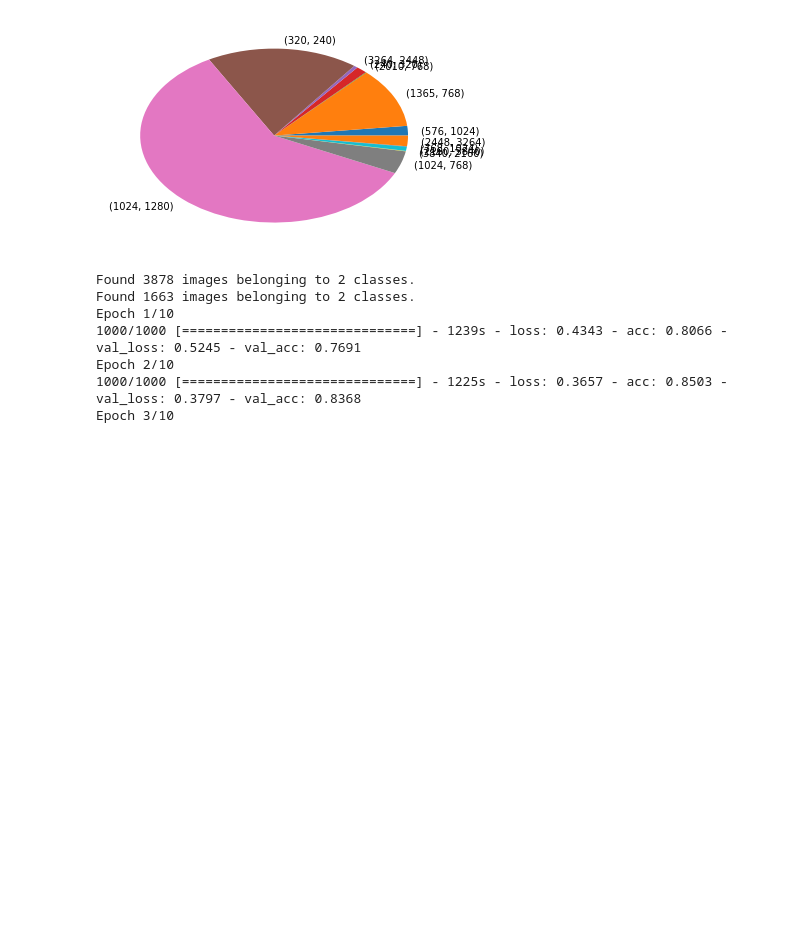
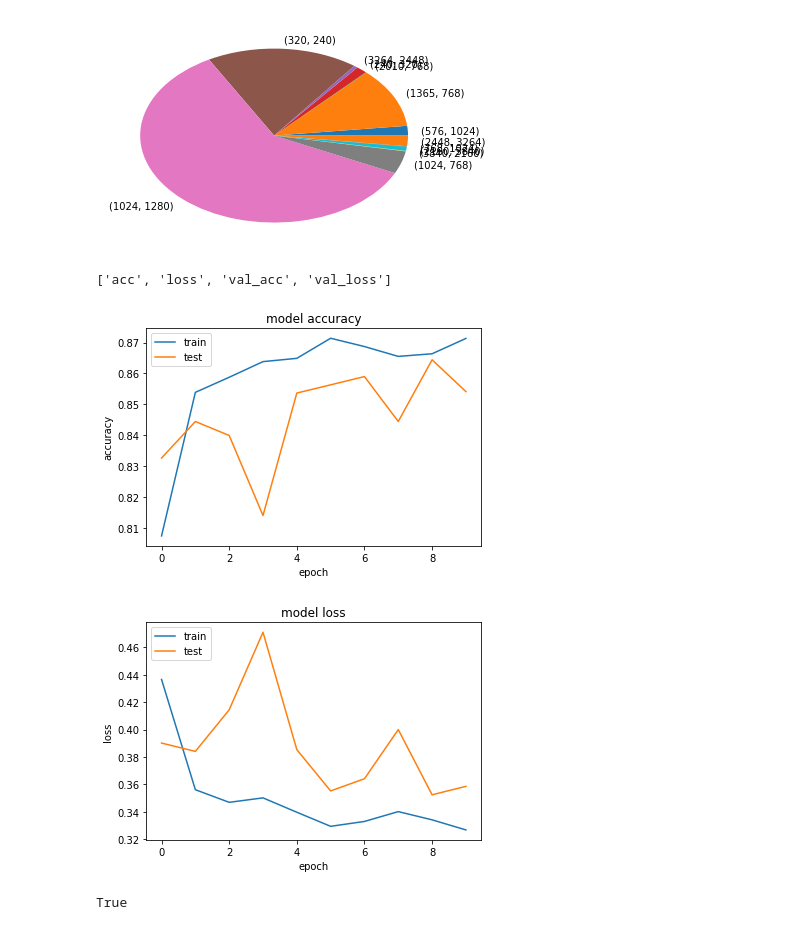
Before and after one commit to Dominiquo/image_quality, a Jupyter notebook: Quality_Control_Model.ipynb, the cells around one changed output. Drawn from its saved outputs; the diff is of its cells as text; code cells hidden in the pictures; blank space fills up the shorter version.

```diff
--- a/Quality_Control_Model.ipynb
+++ b/Quality_Control_Model.ipynb
@@ -191,9 +194,29 @@ plt.show()
 Clear size distribution
 loading all files from data/goodbadcombined/clear_leaves ...
 [figure]
+# %%
+def plot_history(history):
+    print(history.history.keys())
+    # summarize history for accuracy
+    plt.plot(history.history['acc'])
+    plt.plot(history.history['val_acc'])
+    plt.title('model accuracy')
+    plt.ylabel('accuracy')
+    plt.xlabel('epoch')
+    plt.legend(['train', 'test'], loc='upper left')
+    plt.show()
+    # summarize history for loss
+    plt.plot(history.history['loss'])
+    plt.plot(history.history['val_loss'])
+    plt.title('model loss')
+    plt.ylabel('loss')
+    plt.xlabel('epoch')
+    plt.legend(['train', 'test'], loc='upper left')
+    plt.show()
+    return None
 # %%
 train_generator, validation_generator = ImageGenerator.get_generator()
-model = CNN_models.get_cnn()
+model = CNN_models.get_multiclass_CNN()
 
 history = model.fit_generator(
         train_generator,
@@ -202,12 +225,10 @@ history = model.fit_generator(
         validation_data=validation_generator,
         validation_steps=400)
 
-model.save_weights('serialized_objects/small_cnn_0706.h5')
+model.save_weights('serialized_objects/small_cnn_0727.h5')
-# %% [output]
-Found 3878 images belonging to 2 classes.
-Found 1663 images belonging to 2 classes.
-Epoch 1/10
-1000/1000 [==============================] - 1239s - loss: 0.4343 - acc: 0.8066 - val_loss: 0.5245 - val_acc: 0.7691
-Epoch 2/10
-1000/1000 [==============================] - 1225s - loss: 0.3657 - acc: 0.8503 - val_loss: 0.3797 - val_acc: 0.8368
-Epoch 3/10
+# %%
+plot_history(history)
+# %% [output]
+['acc', 'loss', 'val_acc', 'val_loss']
+[figure, added]
+[figure, added]
@@ -213,0 +252,20 @@ Epoch 3/10
+# %%
+def convert_labels(labels_path, new_labels_path, classes=2):
+    train_labels, validation_labels = cPickle.load(open(labels_path, 'rb'))
+    new_train = np.zeros((len(train_labels), classes))
+    new_valid = np.zeros((len(validation_labels), classes))
+
+    for i,v in enumerate(train_labels):
+        new_train[i][v] = 1.0
+    for i,v in enumerate(validation_labels):
+        new_valid[i][v] = 1.0
+
+    with open(new_labels_path, 'w') as outfile:
+        cPickle.dump((new_train, new_valid), outfile)
+
+    return True
+
+new_labels_path = 'serialized_objects/top_model_sizes_multiclass.p'
+convert_labels(labels, new_labels_path)
+# %% [output]
+True
```
Also changed, not shown: parts of 11 cells of this notebook, 29 other files.
